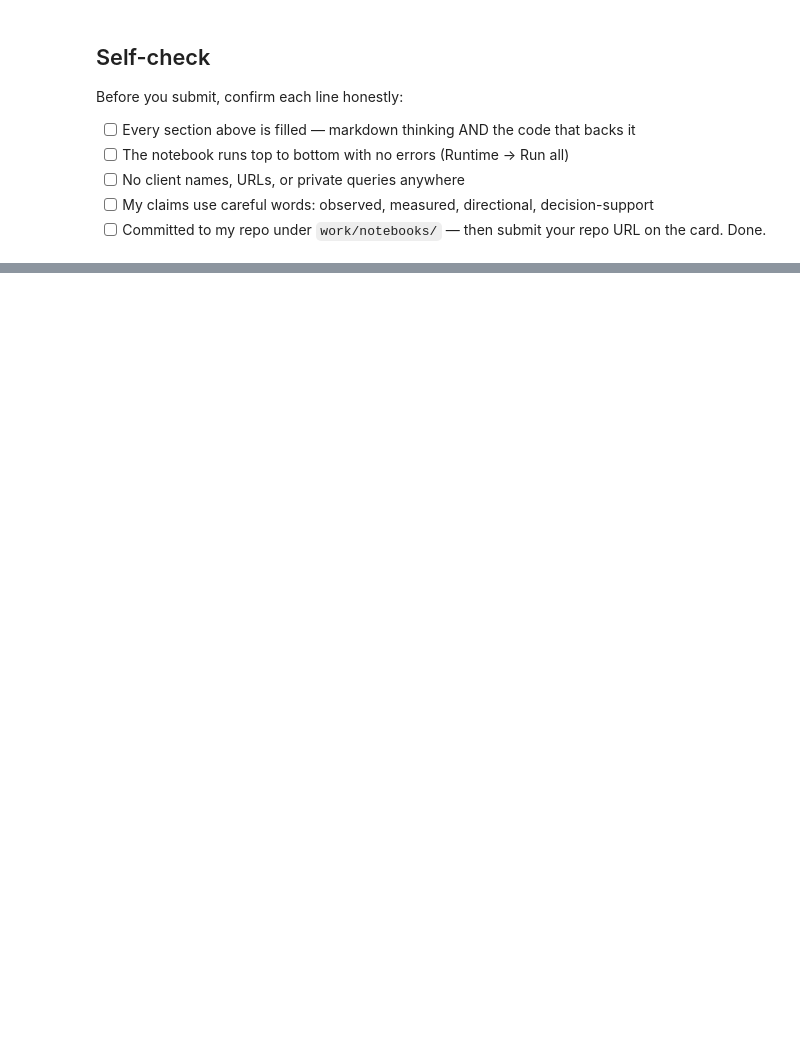
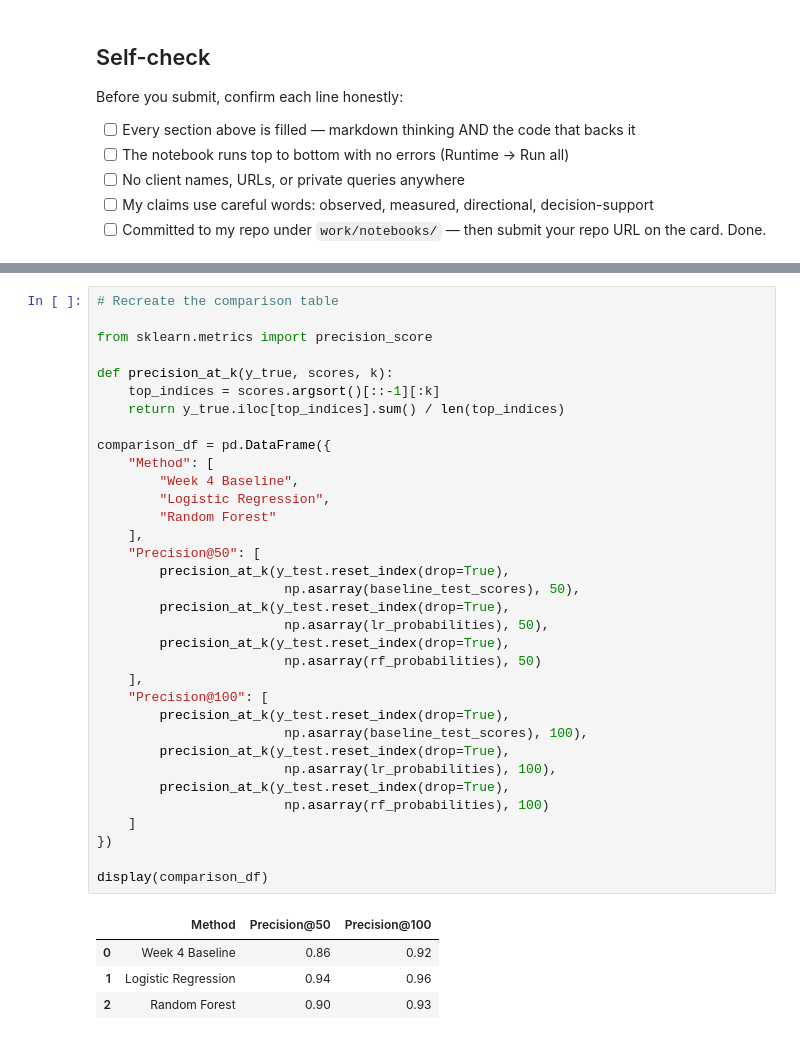
Before and after one commit to irene1407/ML-1, a Jupyter notebook: work/notebooks/w05_model.ipynb, the cells around one changed output, grey strips where cells are left out. Drawn from its saved outputs; the diff is of its cells as text; blank space fills up the shorter version.

```diff
--- a/work/notebooks/w05_model.ipynb
+++ b/work/notebooks/w05_model.ipynb
@@ -46,0 +634,39 @@ Before you submit, confirm each line honestly:
+# %%
+# Recreate the comparison table
+
+from sklearn.metrics import precision_score
+
+def precision_at_k(y_true, scores, k):
+    top_indices = scores.argsort()[::-1][:k]
+    return y_true.iloc[top_indices].sum() / len(top_indices)
+
+comparison_df = pd.DataFrame({
+    "Method": [
+        "Week 4 Baseline",
+        "Logistic Regression",
+        "Random Forest"
+    ],
+    "Precision@50": [
+        precision_at_k(y_test.reset_index(drop=True),
+                        np.asarray(baseline_test_scores), 50),
+        precision_at_k(y_test.reset_index(drop=True),
+                        np.asarray(lr_probabilities), 50),
+        precision_at_k(y_test.reset_index(drop=True),
+                        np.asarray(rf_probabilities), 50)
+    ],
+    "Precision@100": [
+        precision_at_k(y_test.reset_index(drop=True),
+                        np.asarray(baseline_test_scores), 100),
+        precision_at_k(y_test.reset_index(drop=True),
+                        np.asarray(lr_probabilities), 100),
+        precision_at_k(y_test.reset_index(drop=True),
+                        np.asarray(rf_probabilities), 100)
+    ]
+})
+
+display(comparison_df)
+# %% [output]
+|  | Method | Precision@50 | Precision@100 |
+| 0 | Week 4 Baseline | 0.86 | 0.92 |
+| 1 | Logistic Regression | 0.94 | 0.96 |
+| 2 | Random Forest | 0.90 | 0.93 |
```
Also changed, not shown: parts of 25 cells of this notebook.
